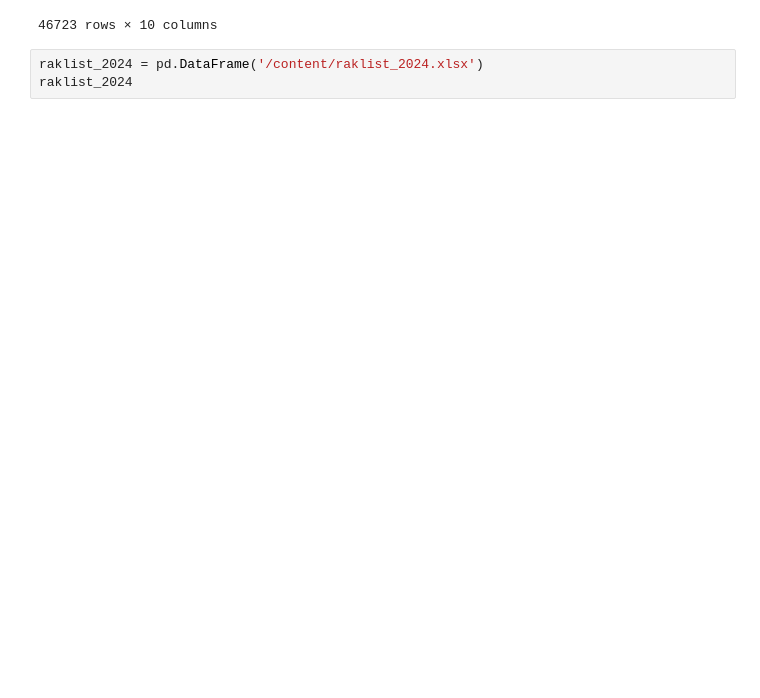
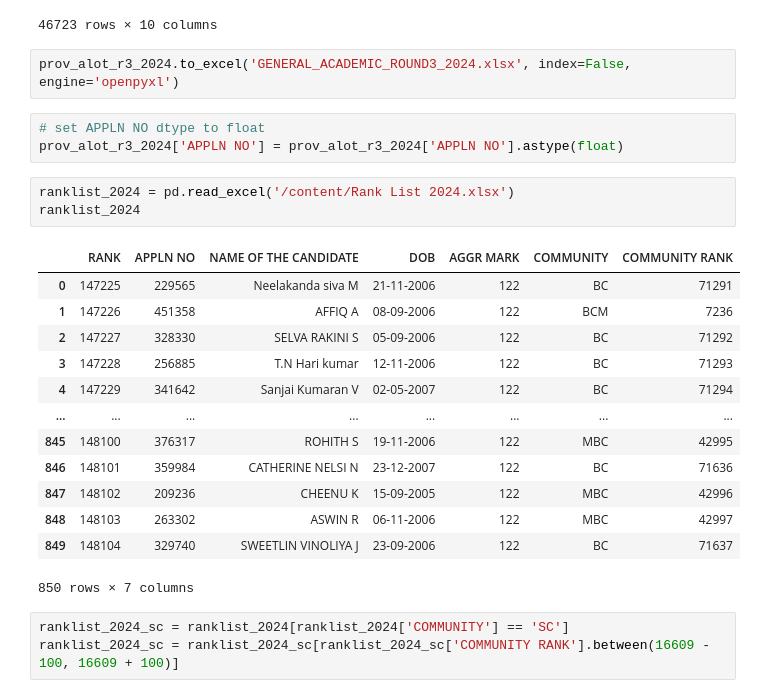
Before and after one commit to KayalvizhiT513/TNEA-seat-matrix-analysis, a Jupyter notebook: TNEA_2024_chn.ipynb, the cells around one changed output. Cells and saved outputs as stored; diff of their text form; blank space fills up the shorter version.

```diff
--- a/TNEA_2024_chn.ipynb
+++ b/TNEA_2024_chn.ipynb
@@ -88,6 +88,28 @@ prov_alot_r3_2024
 | 46721 | 46722 | 326014 | CHANDRASEKAR C | 16-08-2005 | MBC | 77.5 | 197600 | 2648 | ... |
 | 46722 | 46723 | 451180 | SINGARAM V | 15-11-2007 | MBC | 77.5 | 197601 | 2748 | ... |
 46723 rows × 10 columns
-# %%
-raklist_2024 = pd.DataFrame('/content/raklist_2024.xlsx')
-raklist_2024
+# %%
+prov_alot_r3_2024.to_excel('GENERAL_ACADEMIC_ROUND3_2024.xlsx', index=False, engine='openpyxl')
+# %%
+# set APPLN NO dtype to float
+prov_alot_r3_2024['APPLN NO'] = prov_alot_r3_2024['APPLN NO'].astype(float)
+# %%
+ranklist_2024 = pd.read_excel('/content/Rank List 2024.xlsx')
+ranklist_2024
+# %% [output]
+|  | RANK | APPLN NO | NAME OF THE CANDIDATE | DOB | AGGR MARK | COMMUNITY | COMMUNITY RANK |
+| 0 | 147225 | 229565 | Neelakanda siva M | 21-11-2006 | 122 | BC | 71291 |
+| 1 | 147226 | 451358 | AFFIQ A | 08-09-2006 | 122 | BCM | 7236 |
+| 2 | 147227 | 328330 | SELVA RAKINI S | 05-09-2006 | 122 | BC | 71292 |
+| 3 | 147228 | 256885 | T.N Hari kumar | 12-11-2006 | 122 | BC | 71293 |
+| 4 | 147229 | 341642 | Sanjai Kumaran V | 02-05-2007 | 122 | BC | 71294 |
+| ... | ... | ... | ... | ... | ... | ... | ... |
+| 845 | 148100 | 376317 | ROHITH S | 19-11-2006 | 122 | MBC | 42995 |
+| 846 | 148101 | 359984 | CATHERINE NELSI N | 23-12-2007 | 122 | BC | 71636 |
+| 847 | 148102 | 209236 | CHEENU K | 15-09-2005 | 122 | MBC | 42996 |
+| 848 | 148103 | 263302 | ASWIN R | 06-11-2006 | 122 | MBC | 42997 |
+| 849 | 148104 | 329740 | SWEETLIN VINOLIYA J | 23-09-2006 | 122 | BC | 71637 |
+850 rows × 7 columns
+# %%
+ranklist_2024_sc = ranklist_2024[ranklist_2024['COMMUNITY'] == 'SC']
+ranklist_2024_sc = ranklist_2024_sc[ranklist_2024_sc['COMMUNITY RANK'].between(16609 - 100, 16609 + 100)]
```
Also changed, not shown: parts of 9 cells of this notebook.
